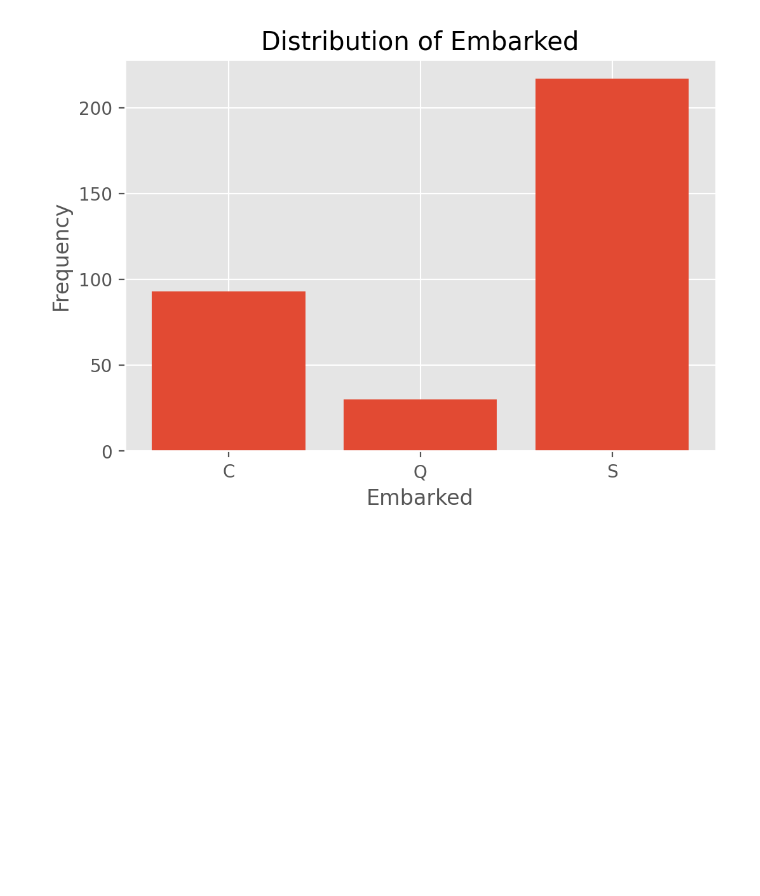
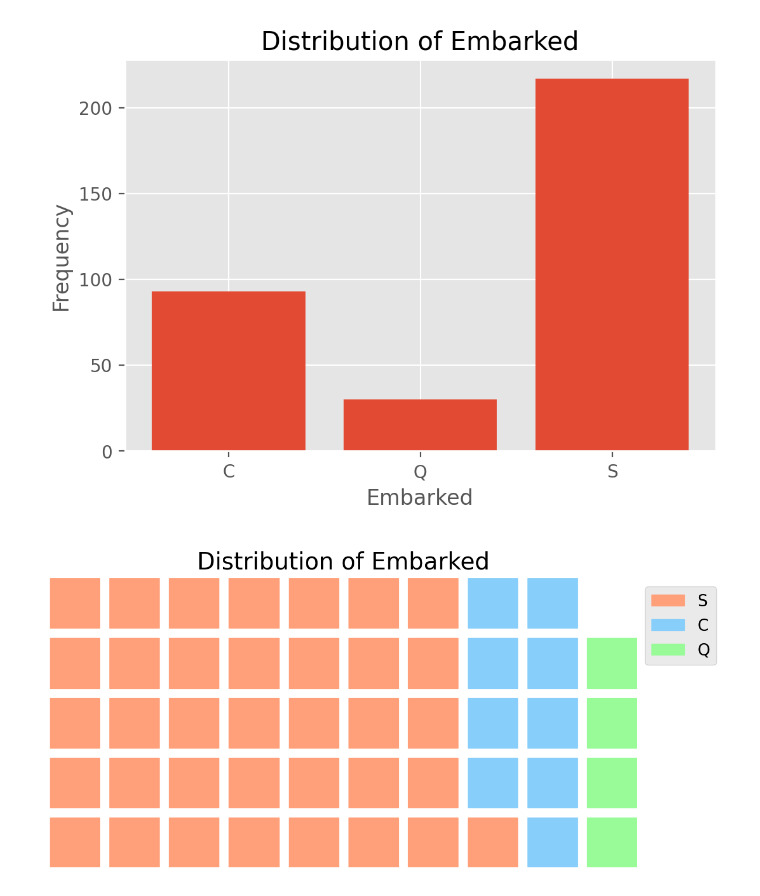
Before and after one commit to N1ch0l4sM/titanic, a Jupyter notebook: titanic.ipynb, the cells around one changed output. Saved outputs shown, nothing was run; the diff lists cells and outputs as text; code cells hidden in the pictures; blank space fills up the shorter version.

Commit message:
images

```diff
--- a/titanic.ipynb
+++ b/titanic.ipynb
@@ -300,3 +300,33 @@ plt.title('Distribution of Embarked')
 plt.show()
 # %% [output]
 [figure]
+# %%
+from pywaffle import Waffle
+import matplotlib.patches as mpatches
+
+# Count the values of the "Embarked" column
+embarked_counts = titanic_clean['Embarked'].value_counts()
+
+# Specify the colors for the legend
+colors = ['#FFA07A', '#87CEFA', '#98FB98']
+
+# Create a waffle chart with specified colors
+
+fig = plt.figure(
+    FigureClass=Waffle,
+    rows=5,
+    columns=10,
+    values=embarked_counts,
+    colors=colors,
+    figsize=(6, 4),
+    dpi=200,
+)
+patches = [mpatches.Patch(color=color, label=label) for color, label in zip(colors, embarked_counts.keys())]
+# Set the title
+plt.legend(handles=patches, bbox_to_anchor=(1, 1))
+plt.title('Distribution of Embarked')
+
+# Show the chart
+plt.show()
+# %% [output]
+[figure, added]
```
Also changed, not shown: parts of 1 cell of this notebook, 2 other files.
